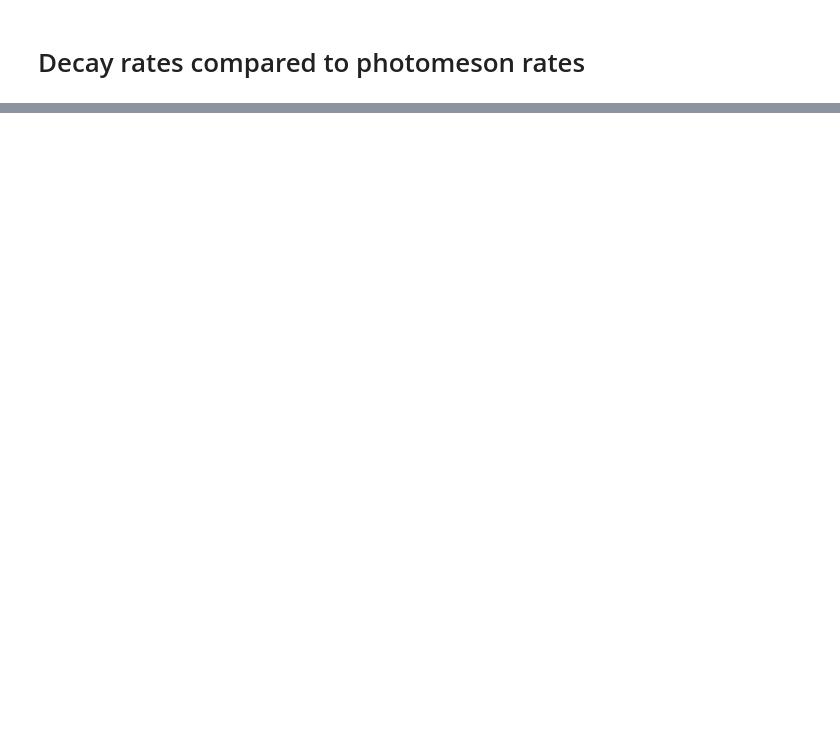
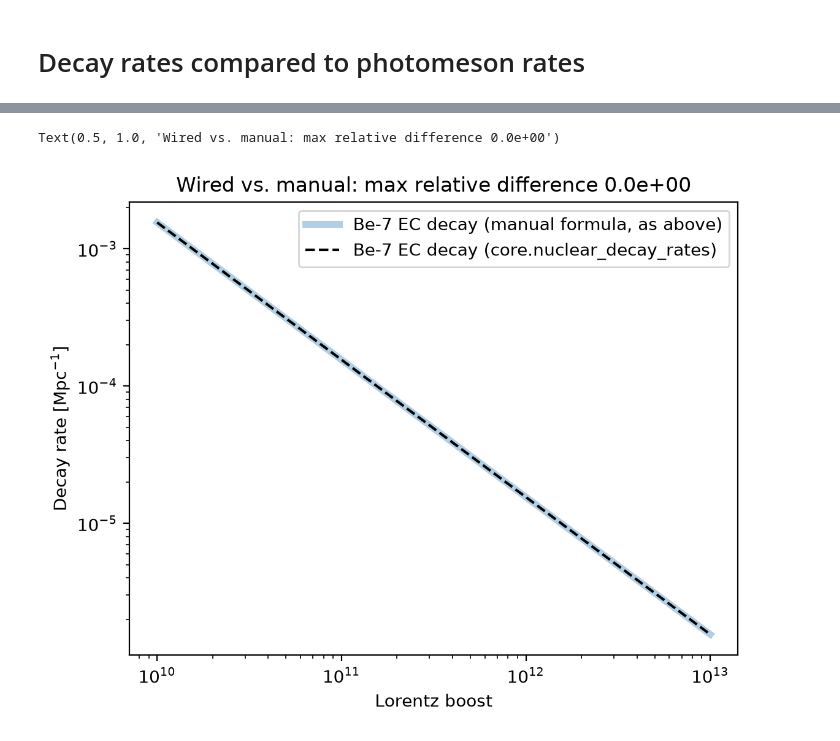
Before and after one commit to mohller/crisp, a Jupyter notebook: examples/Nuclear_Decays.ipynb, the cells around one changed output, grey strips where cells are left out. Drawn from its saved outputs; the diff is of its cells as text; code cells hidden in the pictures; blank space fills up the shorter version.

```diff
--- a/examples/Nuclear_Decays.ipynb
+++ b/examples/Nuclear_Decays.ipynb
@@ -133,0 +132,31 @@ plt.legend()
+# %%
+import os
+from crisp.photonuclear_cross_sections import Inclusive_model
+from crisp.background_photon_models import cmb_photon_density_GeVcm3
+
+d = os.path.expanduser('~/Downloads/CRP_TALYS_uhuhecr')
+pdis = Inclusive_model(egrid=f'{d}/CRP2_TALYS_egrid.dat', nonel=f'{d}/CRP2_TALYS_nonel.dat',
+                       incl=f'{d}/CRP2_TALYS_incl_i_j.dat', max_mass=16)
+
+# photomeson='kernels' auto-wraps a bare pdis model into a Model_Rack (adds
+# a Photomeson_Superposition companion) -- core.xsec_model, not pdis, is the
+# authority on the tracked-species order used by nuclear_decay_rates
+core_dec = InteractionCore(xsec_model=pdis, target_photons=cmb_photon_density_GeVcm3,
+                           photomeson='kernels', nuclear_decay_On=True, decays=decdict,
+                           boosts=br, eps=np.logspace(-4, 2, 200))
+
+i_be7 = core_dec.xsec_model.nuclei.index((4, 7))
+tau_be7 = decdict[704]['decay_time']
+manual = 1 / (br * tau_be7 * c_in_Mpc_sec)
+wired = core_dec.nuclear_decay_rates[i_be7]
+
+plt.subplots(dpi=200)
+plt.loglog(br, manual, label='Be-7 EC decay (manual formula, as above)', lw=4, alpha=.35)
+plt.loglog(br, wired, label='Be-7 EC decay (core.nuclear_decay_rates)', ls='--', c='k')
+plt.xlabel('Lorentz boost')
+plt.ylabel('Decay rate [Mpc$^{-1}$]')
+plt.legend()
+plt.title(f'Wired vs. manual: max relative difference {np.abs(wired / manual - 1).max():.1e}')
+# %% [output]
+Text(0.5, 1.0, 'Wired vs. manual: max relative difference 0.0e+00')
+[figure, added]
```
Also changed, not shown: parts of 4 cells of this notebook, 2 other files.
